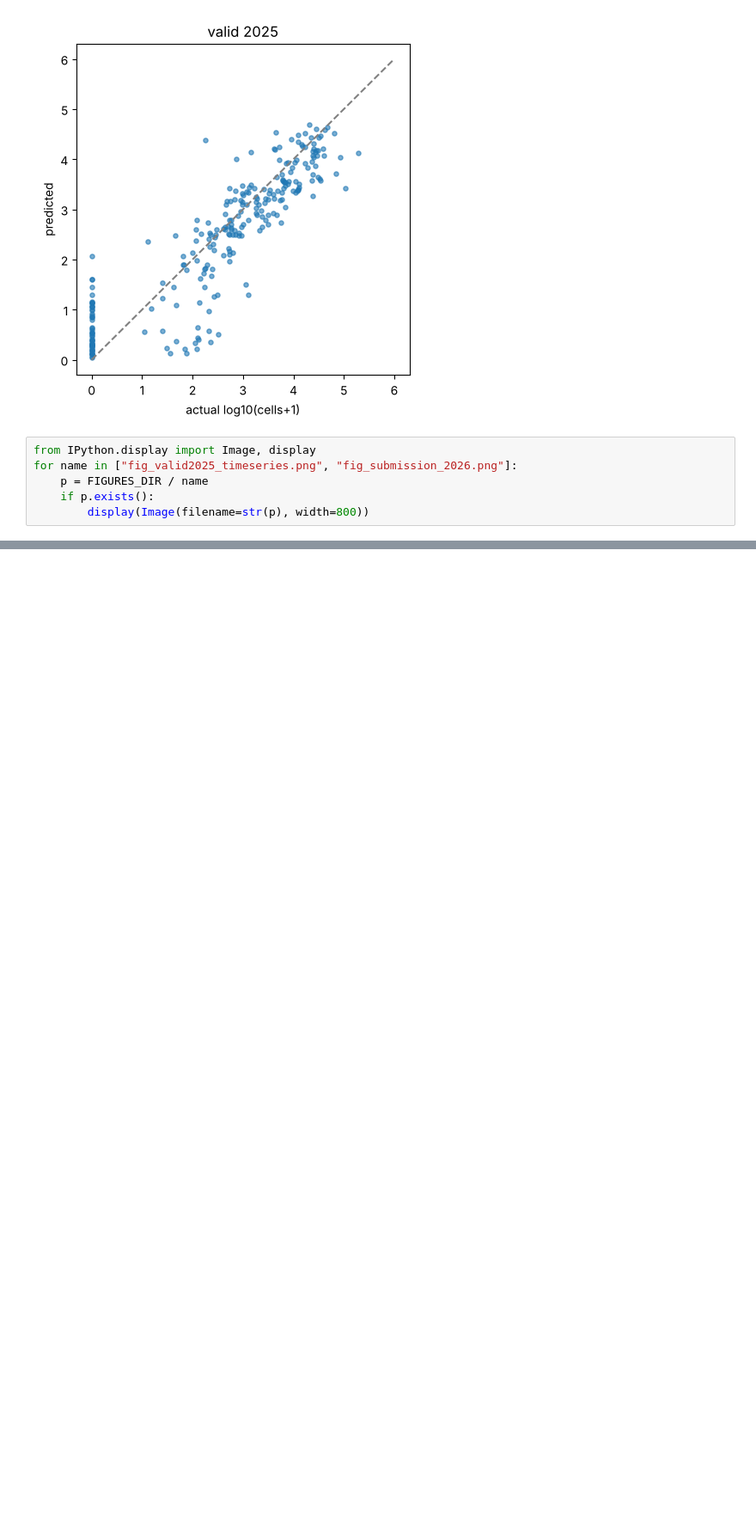
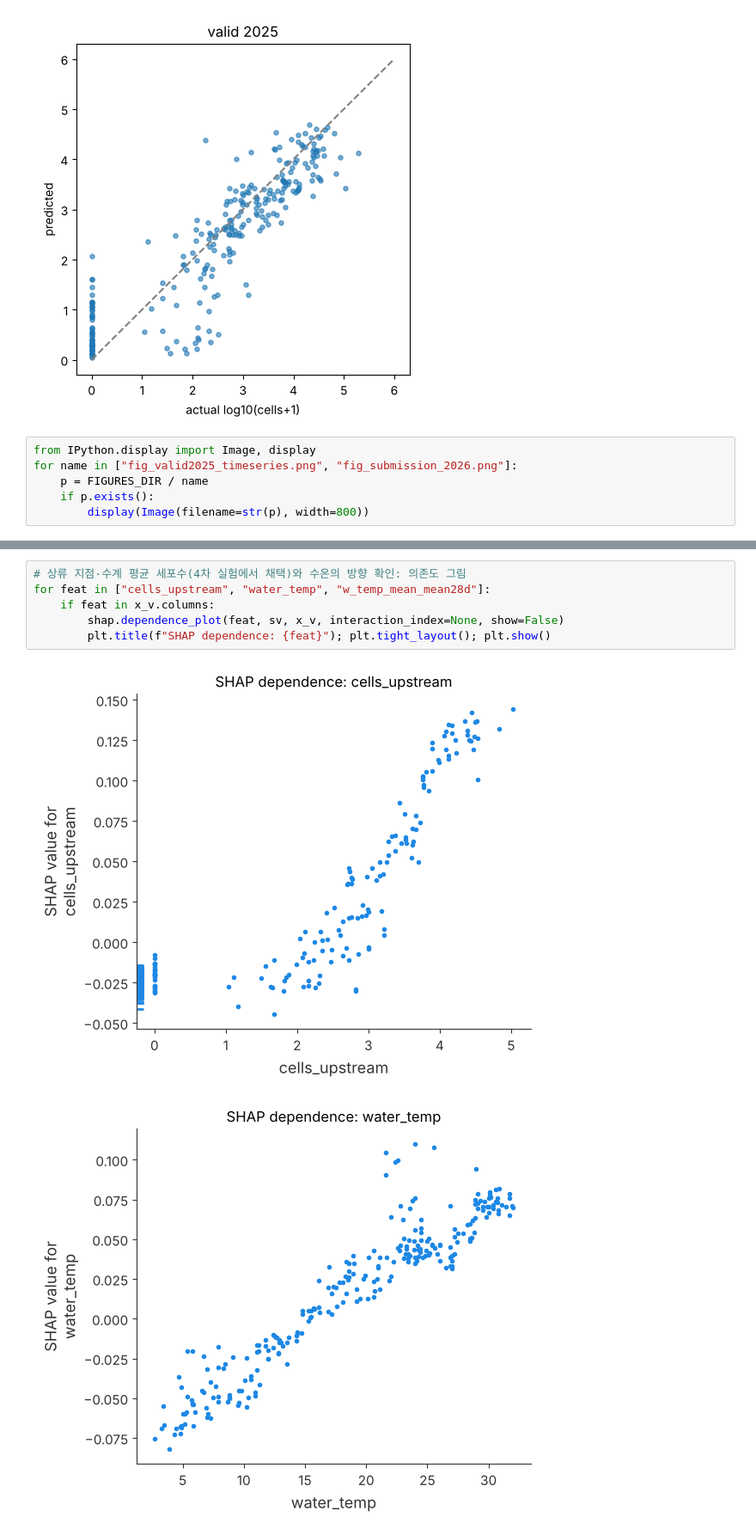
Before and after one commit to Nautika01/data.AI, a Jupyter notebook: notebooks/02_pipeline_end_to_end.ipynb, the cells around one changed output, grey strips where cells are left out. Shown at 86% size. Drawn from its saved outputs; the diff is of its cells as text; blank space fills up the shorter version.

```diff
--- a/notebooks/02_pipeline_end_to_end.ipynb
+++ b/notebooks/02_pipeline_end_to_end.ipynb
@@ -194,0 +216,9 @@ for name in ["fig_valid2025_timeseries.png", "fig_submission_2026.png"]:
+# %%
+# 상류 지점·수계 평균 세포수(4차 실험에서 채택)와 수온의 방향 확인: 의존도 그림
+for feat in ["cells_upstream", "water_temp", "w_temp_mean_mean28d"]:
+    if feat in x_v.columns:
+        shap.dependence_plot(feat, sv, x_v, interaction_index=None, show=False)
+        plt.title(f"SHAP dependence: {feat}"); plt.tight_layout(); plt.show()
+# %% [output]
+[figure, added]
+[figure, added]
```
Also changed, not shown: parts of 6 cells of this notebook, 32 other files.
